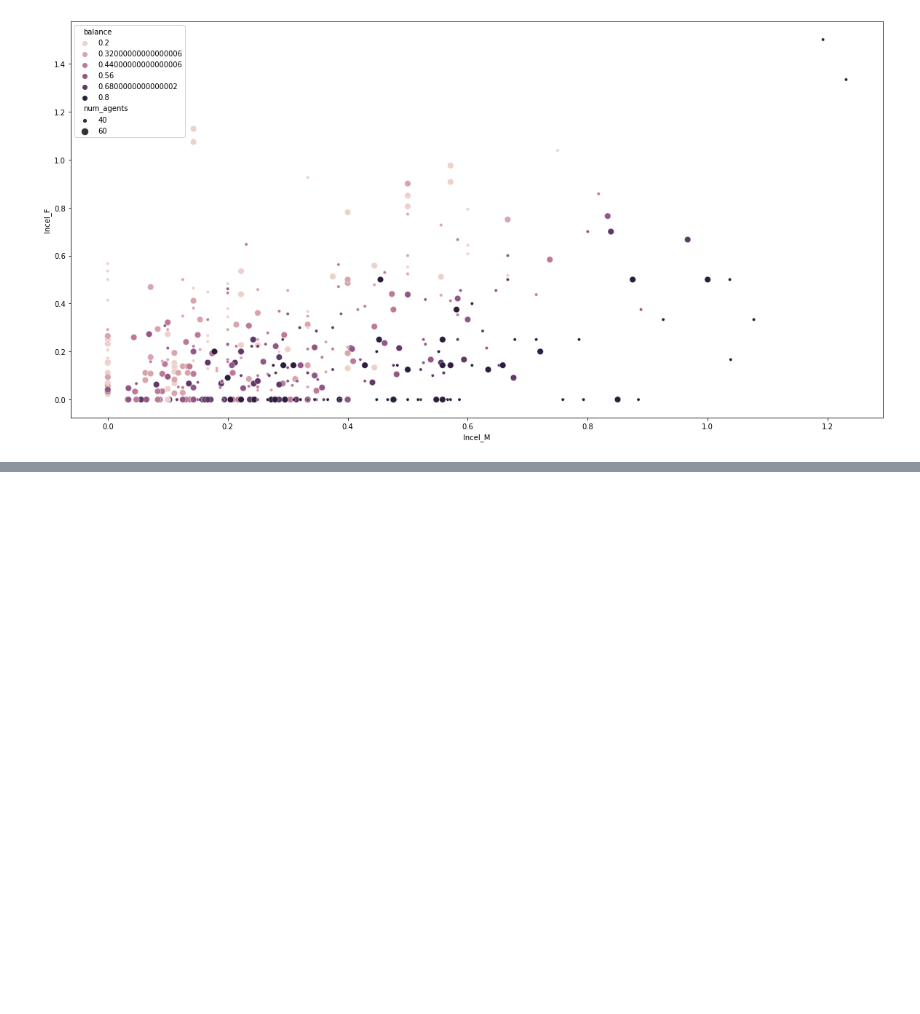
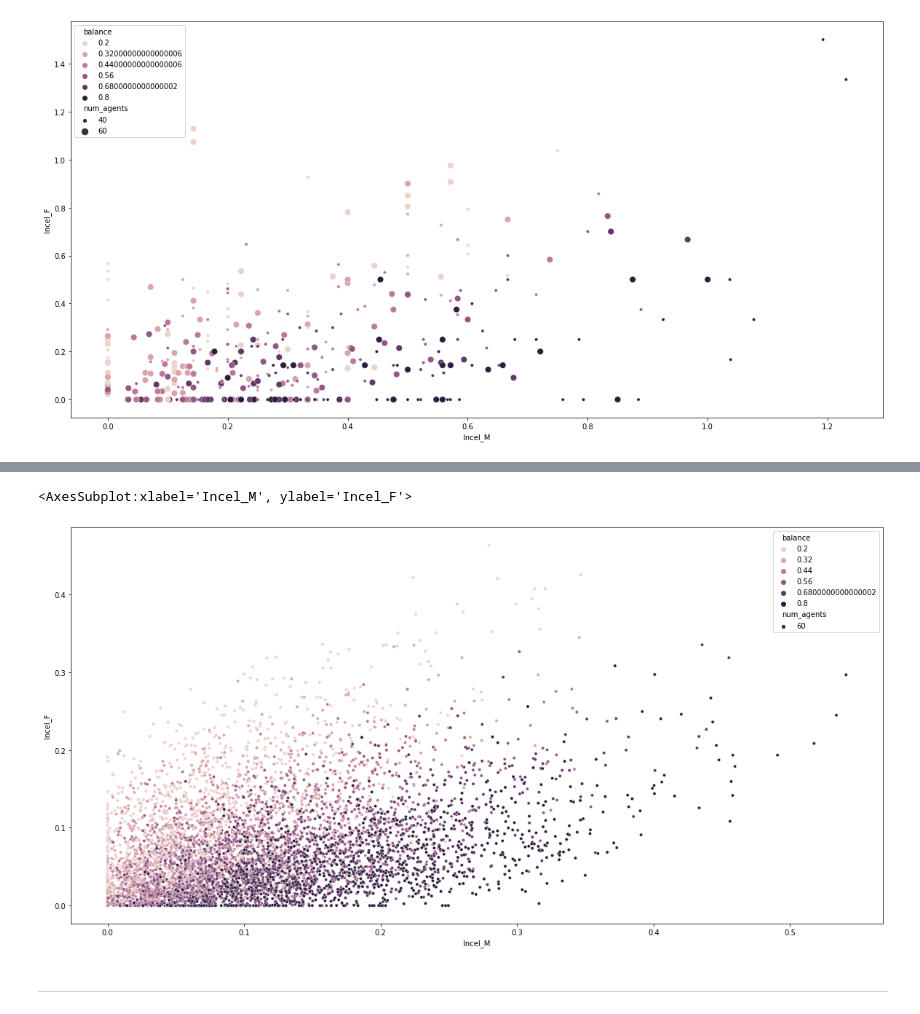
Before and after one commit to LeData/ABM_learning, a Jupyter notebook: testing.ipynb, the cells around one changed output, grey strips where cells are left out. Drawn from its saved outputs; the diff is of its cells as text; code cells hidden in the pictures; blank space fills up the shorter version.

```diff
--- a/testing.ipynb
+++ b/testing.ipynb
@@ -152,0 +146,8 @@ sns.scatterplot(data=plot_df, x="Incel_M", y="Incel_F", size="num_agents", hue="
+# %%
+plot_df = df_e.groupby([*model_params, "iteration"]).agg({"Incel_M": 'mean', "Incel_F": 'mean'}).reset_index().drop("iteration", axis=1)
+sns.scatterplot(data=plot_df, x="Incel_M", y="Incel_F", size="num_agents", hue="balance")
+# %% [output]
+<AxesSubplot:xlabel='Incel_M', ylabel='Incel_F'>
+[figure, added]
+# %% [markdown]
+-------
```
Also changed, not shown: parts of 15 cells of this notebook, 7 other files.
